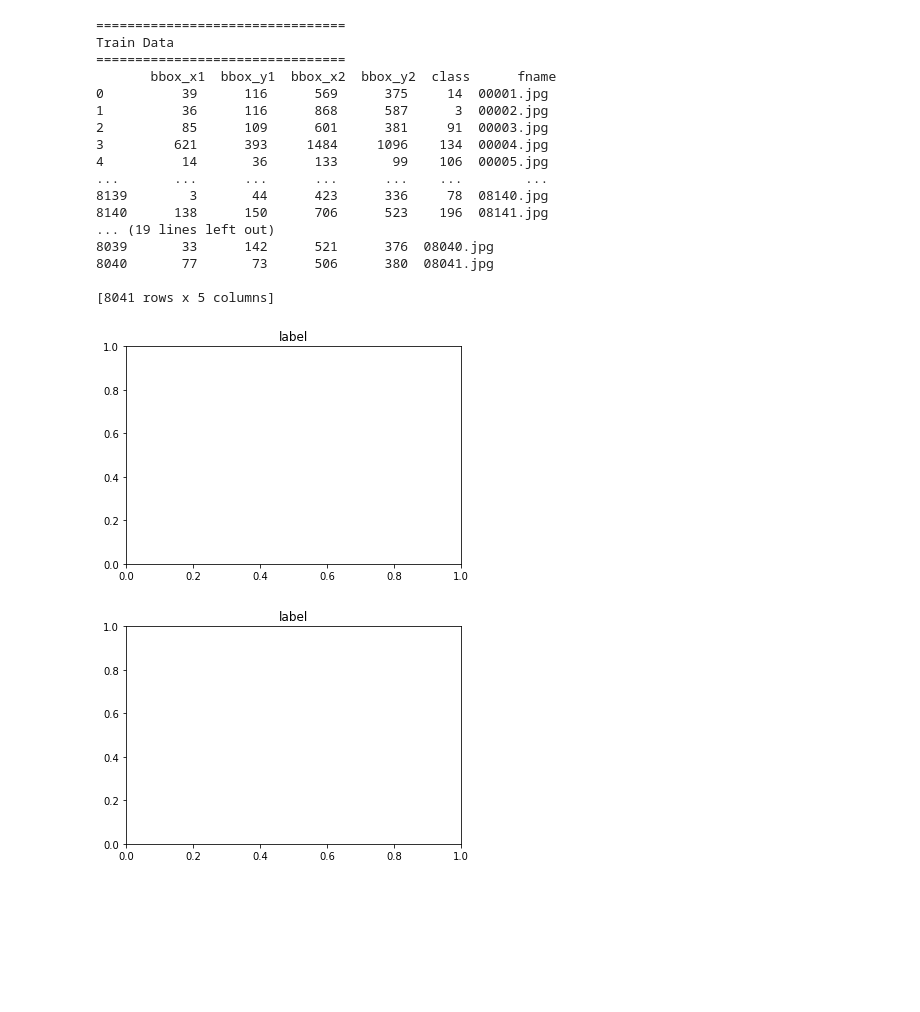
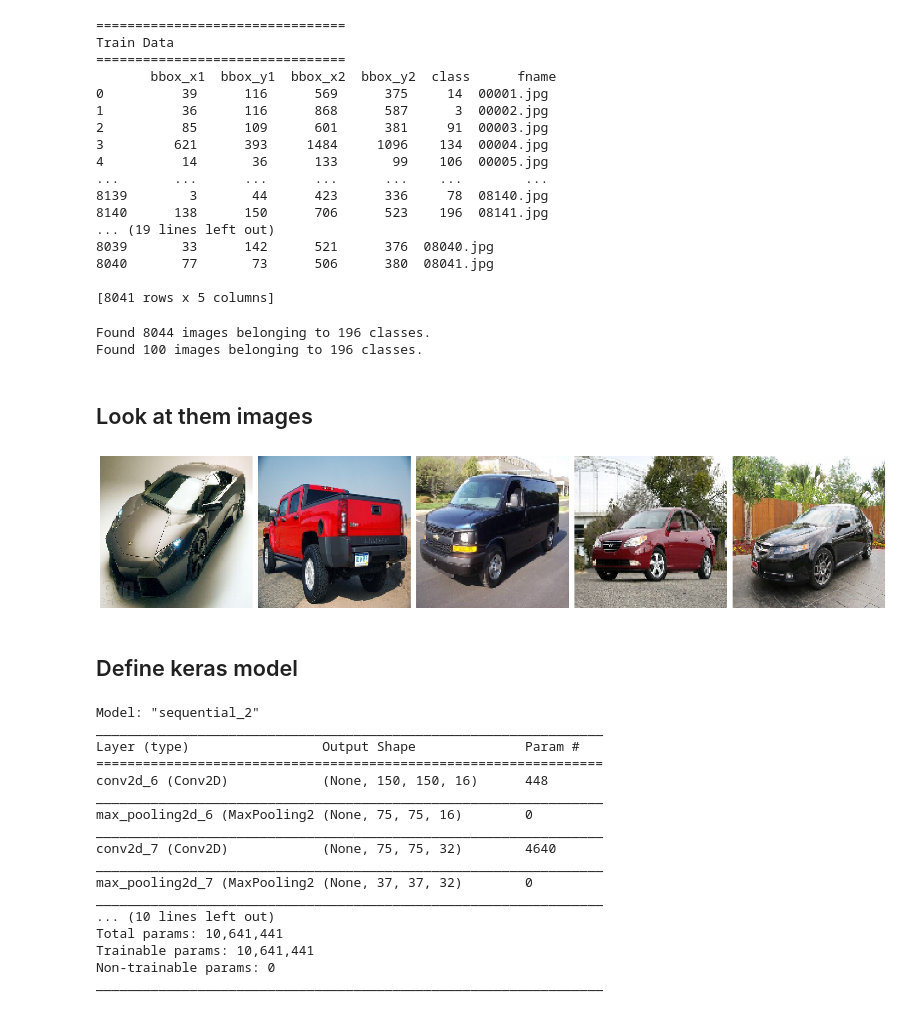
Before and after one commit to sampiecz/AI_Group_Project, a Jupyter notebook: AI_Group_Project.ipynb, the cells around one changed output. Drawn from its saved outputs; the diff is of its cells as text; code cells hidden in the pictures; blank space fills up the shorter version.

Commit message:
Trying to train le model.

```diff
--- a/AI_Group_Project.ipynb
+++ b/AI_Group_Project.ipynb
@@ -39,10 +44,3 @@ Train Data
 8040       77       73      506      380  08041.jpg
 
 [8041 rows x 5 columns]
-# %%
-plt.figure()
-plt.title()
-plt.imshow(image)
-# %% [output]
-[figure, removed]
-[figure, removed]
@@ -48,0 +71,46 @@ plt.imshow(image)
+# %%
+# Try out CNN
+batch_size = 128
+epochs = 15
+IMG_HEIGHT = 150
+IMG_WIDTH = 150
+
+# Rescale the images
+train_image_generator = ImageDataGenerator(rescale=1./255)
+test_image_generator = ImageDataGenerator(rescale=1./255)
+
+# Run images through the image generators
+train_data_gen = train_image_generator.flow_from_directory(batch_size=batch_size,
+                                                           directory=train_images_dir,
+                                                           target_size=(IMG_HEIGHT, IMG_WIDTH),
+                                                           shuffle=True,
+                                                           class_mode='categorical')
+
+test_data_gen = test_image_generator.flow_from_directory(batch_size=batch_size,
+                                                             directory=test_images_dir,
+                                                             target_size=(IMG_HEIGHT, IMG_WIDTH),
+                                                             class_mode='categorical')
+# %% [output]
+Found 8044 images belonging to 196 classes.
+Found 100 images belonging to 196 classes.
+# %% [markdown]
+## Look at them images
+# %%
+# Visualize training images
+sample_training_images, _ = next(train_data_gen)
+
+# This function will plot images in the form of a grid with 1 row and 5 columns where images are placed in each column.
+def plotImages(images_arr):
+    fig, axes = plt.subplots(1, 5, figsize=(20,20))
+    axes = axes.flatten()
+    for img, ax in zip( images_arr, axes):
+        ax.imshow(img)
+        ax.axis('off')
+    plt.tight_layout()
+    plt.show()
+
+plotImages(sample_training_images[:5])
+# %% [output]
+[figure, added]
+# %% [markdown]
+## Define keras model
@@ -48,0 +130,26 @@ plt.imshow(image)
+# %%
+# Complile model
+model.compile(optimizer='adam',
+              loss='categorical_crossentropy',
+              metrics=['accuracy'])
+
+# View all of the layers of the network
+model.summary()
+# %% [output]
+Model: "sequential_2"
+_________________________________________________________________
+Layer (type)                 Output Shape              Param #
+=================================================================
+conv2d_6 (Conv2D)            (None, 150, 150, 16)      448
+_________________________________________________________________
+max_pooling2d_6 (MaxPooling2 (None, 75, 75, 16)        0
+_________________________________________________________________
+conv2d_7 (Conv2D)            (None, 75, 75, 32)        4640
+_________________________________________________________________
+max_pooling2d_7 (MaxPooling2 (None, 37, 37, 32)        0
+_________________________________________________________________
+... (10 lines left out)
+Total params: 10,641,441
+Trainable params: 10,641,441
+Non-trainable params: 0
+_________________________________________________________________
```
Also changed, not shown: parts of 5 cells of this notebook.
